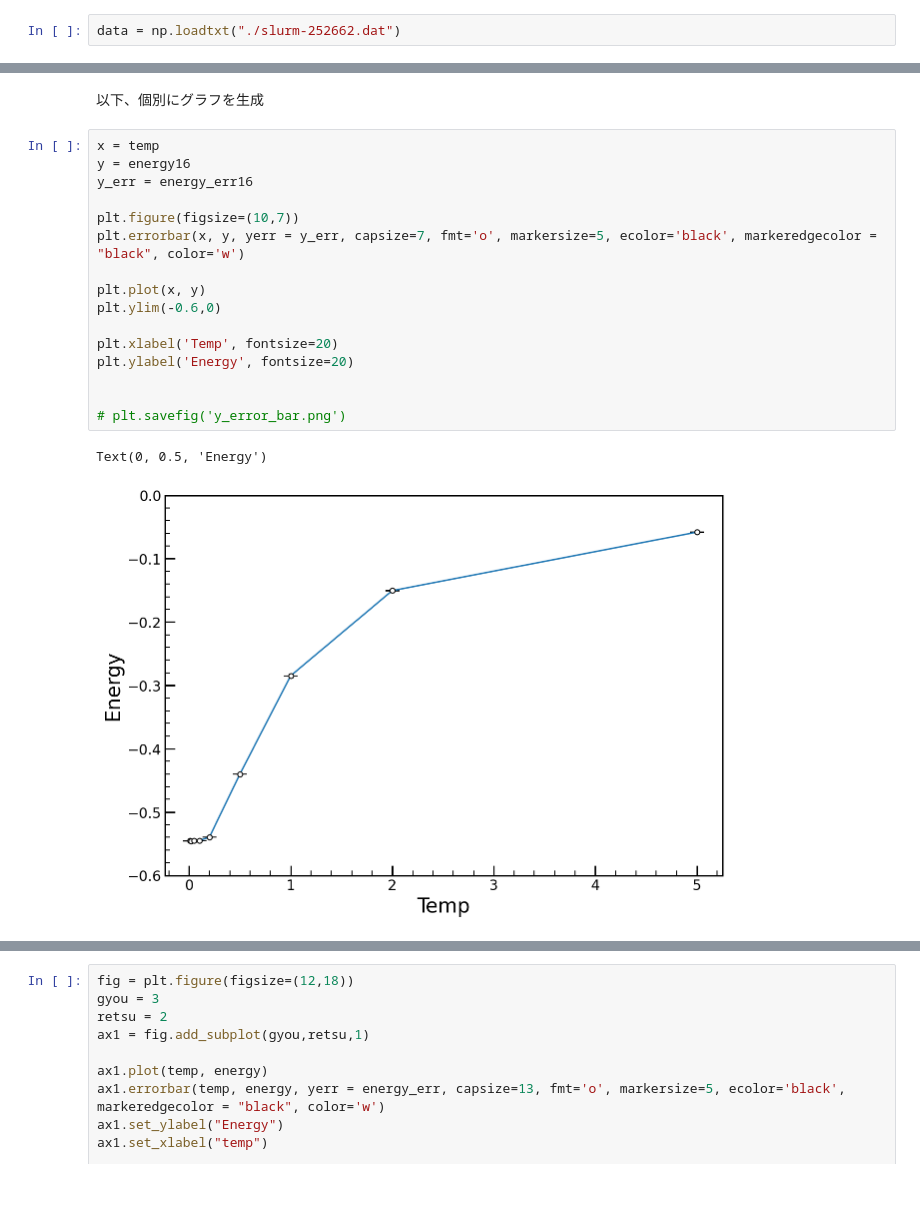
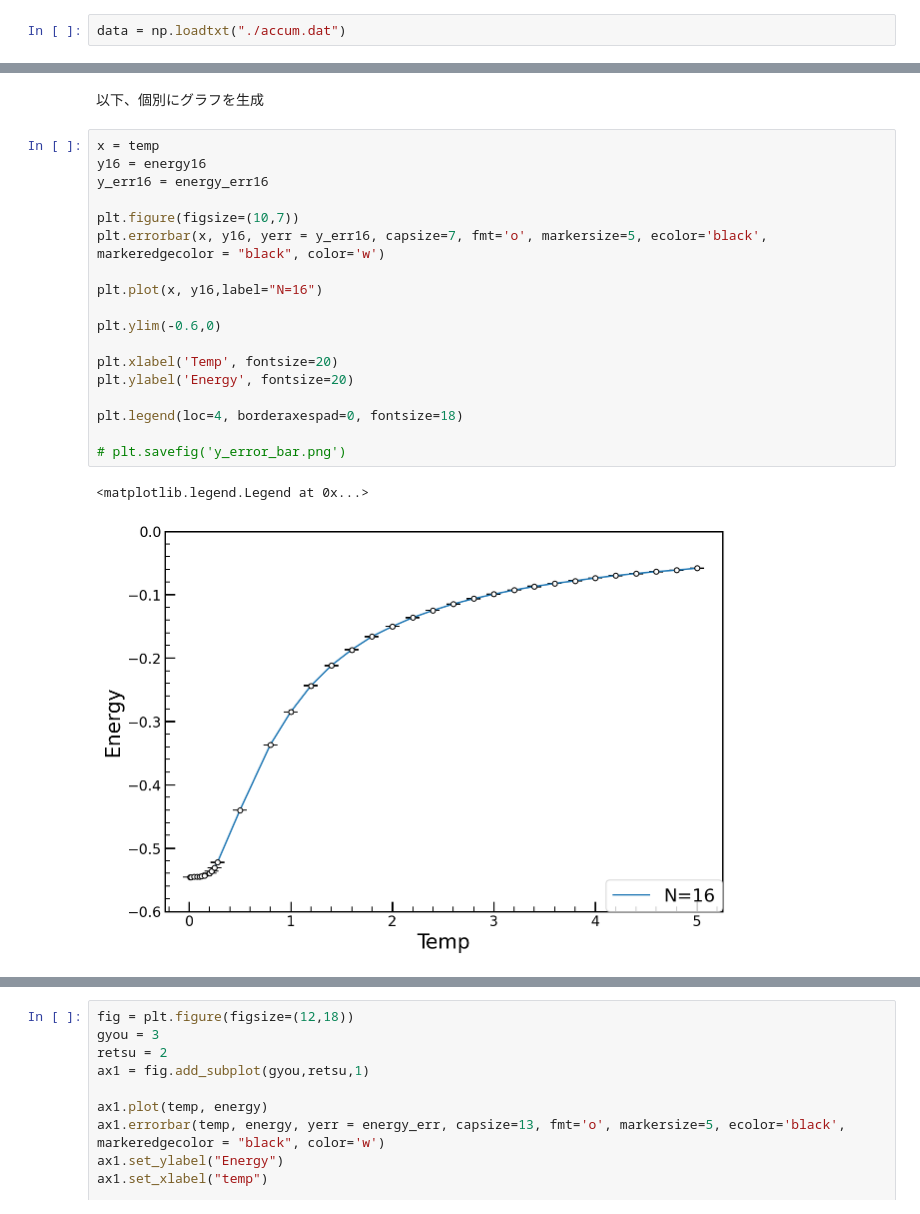
Before and after one commit to Taiga-U/bug-free-umbrella, a Jupyter notebook: makegraphs2.ipynb, the cells around one changed output, grey strips where cells are left out. Saved outputs shown, nothing was run; the diff lists cells and outputs as text.

```diff
--- a/makegraphs2.ipynb
+++ b/makegraphs2.ipynb
@@ -16,5 +16,5 @@ import matplotlib.pyplot as plt
 from scipy import optimize
 from scipy.optimize import curve_fit
 # %%
-data = np.loadtxt("./slurm-252662.dat")
+data = np.loadtxt("./accum.dat")
 # %%
@@ -146,20 +151,22 @@ plt.rcParams["axes.linewidth"] = 1.5                 #囲みの太さ
 以下、個別にグラフを生成
 # %%
 x = temp
-y = energy16
-y_err = energy_err16
+y16 = energy16
+y_err16 = energy_err16
 
 plt.figure(figsize=(10,7))
-plt.errorbar(x, y, yerr = y_err, capsize=7, fmt='o', markersize=5, ecolor='black', markeredgecolor = "black", color='w')
+plt.errorbar(x, y16, yerr = y_err16, capsize=7, fmt='o', markersize=5, ecolor='black', markeredgecolor = "black", color='w')
 
-plt.plot(x, y)
+plt.plot(x, y16,label="N=16")
+
 plt.ylim(-0.6,0)
 
 plt.xlabel('Temp', fontsize=20)
 plt.ylabel('Energy', fontsize=20)
 
+plt.legend(loc=4, borderaxespad=0, fontsize=18)
 
 # plt.savefig('y_error_bar.png')
 # %% [output]
-Text(0, 0.5, 'Energy')
+<matplotlib.legend.Legend at 0x...>
-[figure, old version]
+[figure, new version]
```
Also changed, not shown: parts of 13 cells of this notebook.
